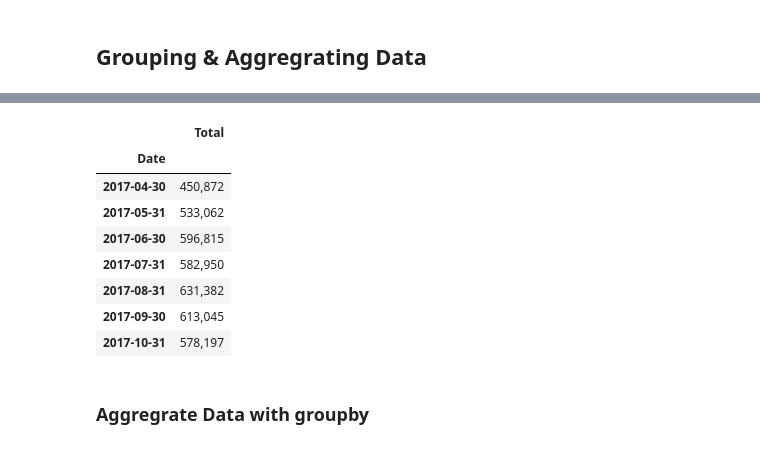
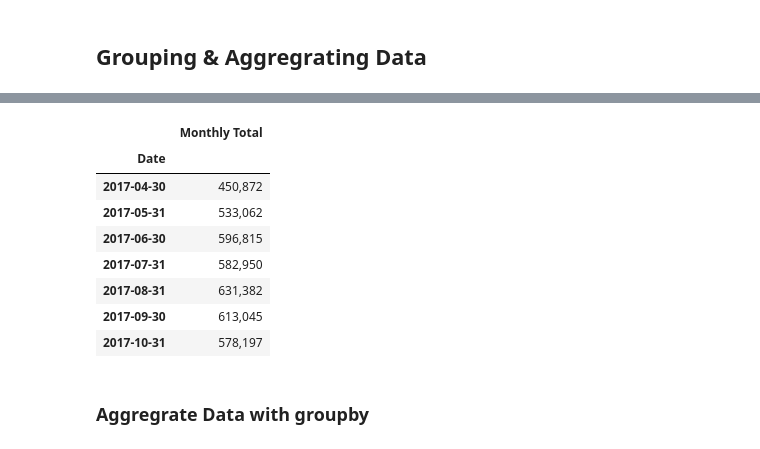
Before and after one commit to SBU-r/CIV555-FS25, a Jupyter notebook: Jupyter Notebooks/Data_Understanding.ipynb, the cells around one changed output, grey strips where cells are left out. Cells and saved outputs as stored; diff of their text form; code cells hidden in the pictures.

```diff
--- a/Jupyter Notebooks/Data_Understanding.ipynb
+++ b/Jupyter Notebooks/Data_Understanding.ipynb
@@ -1094,10 +1114,10 @@ NY_bicycle_ts.groupby('Day', observed=False).Total.sum().map('{:,}'.format).to_f
 # %%
 # aggregate total counts by months
 # rasample() is a very useful function for changing the frequency of data. Data in NY_bicycle were recorded daily.
 # resample("ME") downsample or aggregrate day to become monthly data
-NY_bicycle_ts.Total.resample("ME",closed="right", label="right").sum().map('{:,}'.format).to_frame()
+NY_bicycle_ts.Total.resample("ME",closed="right", label="right").sum().map('{:,}'.format).to_frame("Monthly Total")
 # %% [output]
-|  | Total |
+|  | Monthly Total |
 | Date |  |
 | 2017-04-30 | 450,872 |
 | 2017-05-31 | 533,062 |
```
Also changed, not shown: parts of 17 cells of this notebook.
